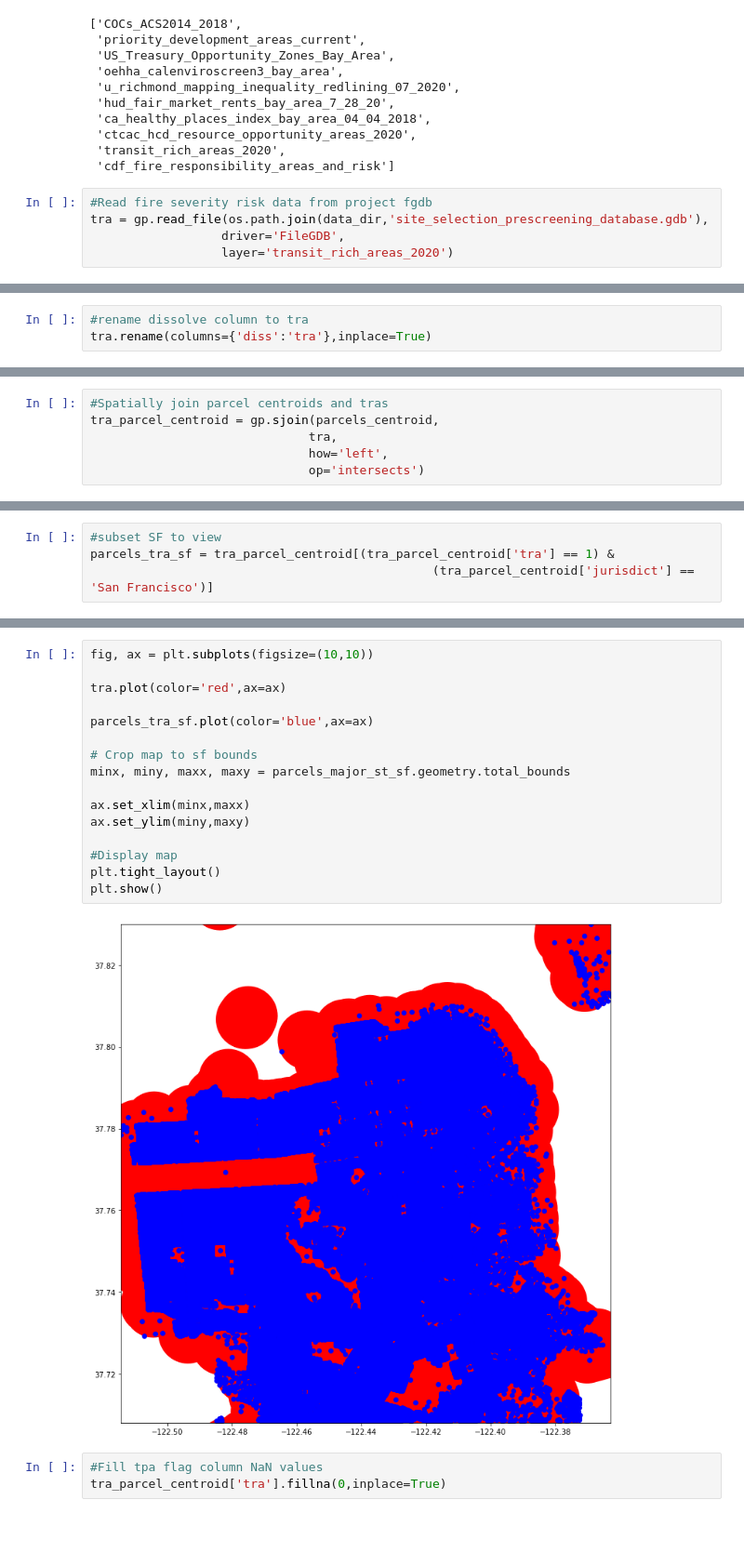
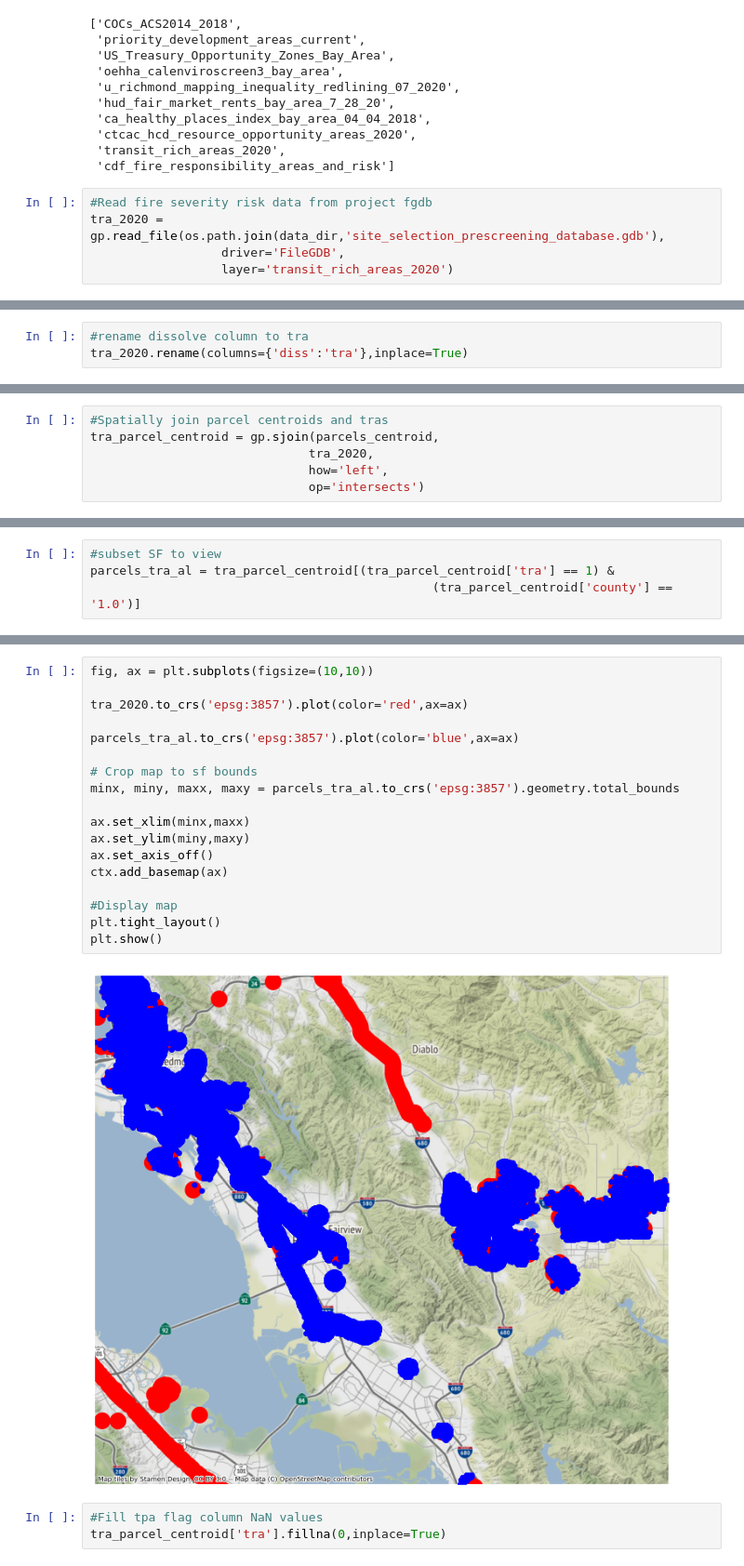
Before and after one commit to BayAreaMetro/Data-Analysis-Projects, a Jupyter notebook: housing-element-prescreening/scripts/Pre-Screening-Data-Processing.ipynb, the cells around one changed output, grey strips where cells are left out. Shown at 93% size. Drawn from its saved outputs; the diff is of its cells as text; blank space fills up the shorter version.

```diff
--- a/housing-element-prescreening/scripts/Pre-Screening-Data-Processing.ipynb
+++ b/housing-element-prescreening/scripts/Pre-Screening-Data-Processing.ipynb
@@ -611,7 +601,7 @@ fiona.listlayers(os.path.join(data_dir,'site_selection_prescreening_database.gdb
  'cdf_fire_responsibility_areas_and_risk']
 # %%
 #Read fire severity risk data from project fgdb
-tra = gp.read_file(os.path.join(data_dir,'site_selection_prescreening_database.gdb'),
+tra_2020 = gp.read_file(os.path.join(data_dir,'site_selection_prescreening_database.gdb'),
                   driver='FileGDB',
                   layer='transit_rich_areas_2020')
 # %%
@@ -630,7 +620,7 @@ Datum: World Geodetic System 1984
 - Prime Meridian: Greenwich
 # %%
 #rename dissolve column to tra
-tra.rename(columns={'diss':'tra'},inplace=True)
+tra_2020.rename(columns={'diss':'tra'},inplace=True)
 # %%
 #Check CRS
 print(parcels_centroid.crs)
@@ -641,6 +631,6 @@ epsg:4326
 # %%
 #Spatially join parcel centroids and tras
 tra_parcel_centroid = gp.sjoin(parcels_centroid,
-                              tra,
+                              tra_2020,
                               how='left',
                               op='intersects')
@@ -684,6 +667,6 @@ plt.ticklabel_format(axis = 'y', style='plain');
 [figure]
 # %%
 #subset SF to view
-parcels_tra_sf = tra_parcel_centroid[(tra_parcel_centroid['tra'] == 1) &
-                                               (tra_parcel_centroid['jurisdict'] == 'San Francisco')]
+parcels_tra_al = tra_parcel_centroid[(tra_parcel_centroid['tra'] == 1) &
+                                               (tra_parcel_centroid['county'] == '1.0')]
 # %%
@@ -693,21 +676,23 @@ parcels_tra_sf.plot(figsize=(10,10));
 # %%
 fig, ax = plt.subplots(figsize=(10,10))
 
-tra.plot(color='red',ax=ax)
+tra_2020.to_crs('epsg:3857').plot(color='red',ax=ax)
 
-parcels_tra_sf.plot(color='blue',ax=ax)
+parcels_tra_al.to_crs('epsg:3857').plot(color='blue',ax=ax)
 
 # Crop map to sf bounds
-minx, miny, maxx, maxy = parcels_major_st_sf.geometry.total_bounds
+minx, miny, maxx, maxy = parcels_tra_al.to_crs('epsg:3857').geometry.total_bounds
 
 ax.set_xlim(minx,maxx)
 ax.set_ylim(miny,maxy)
+ax.set_axis_off()
+ctx.add_basemap(ax)
 
 #Display map
 plt.tight_layout()
 plt.show()
 # %% [output]
-[figure, old version]
+[figure, new version]
 # %%
 #Fill tpa flag column NaN values
 tra_parcel_centroid['tra'].fillna(0,inplace=True)
```
Also changed, not shown: parts of 83 cells of this notebook, 1 other file.
